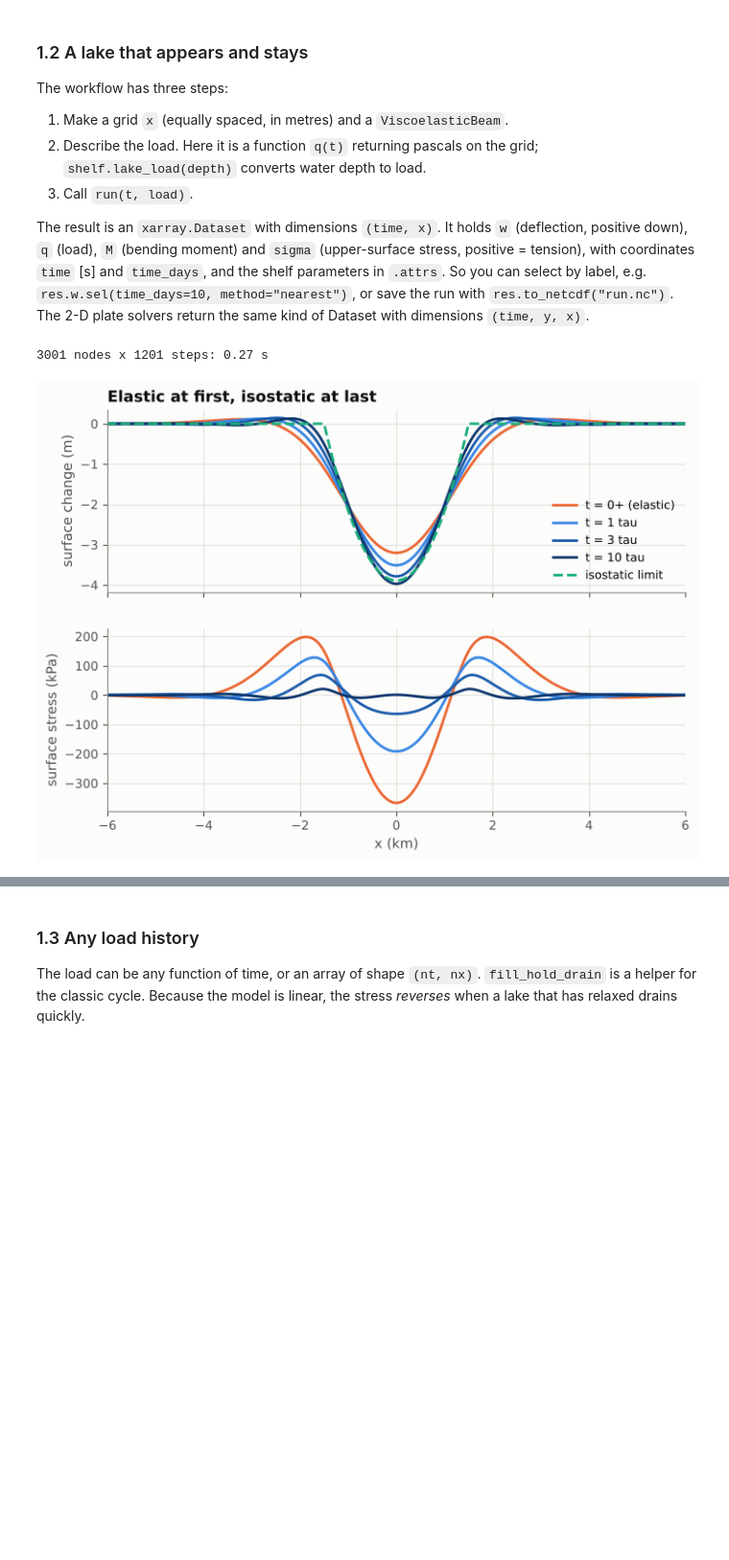
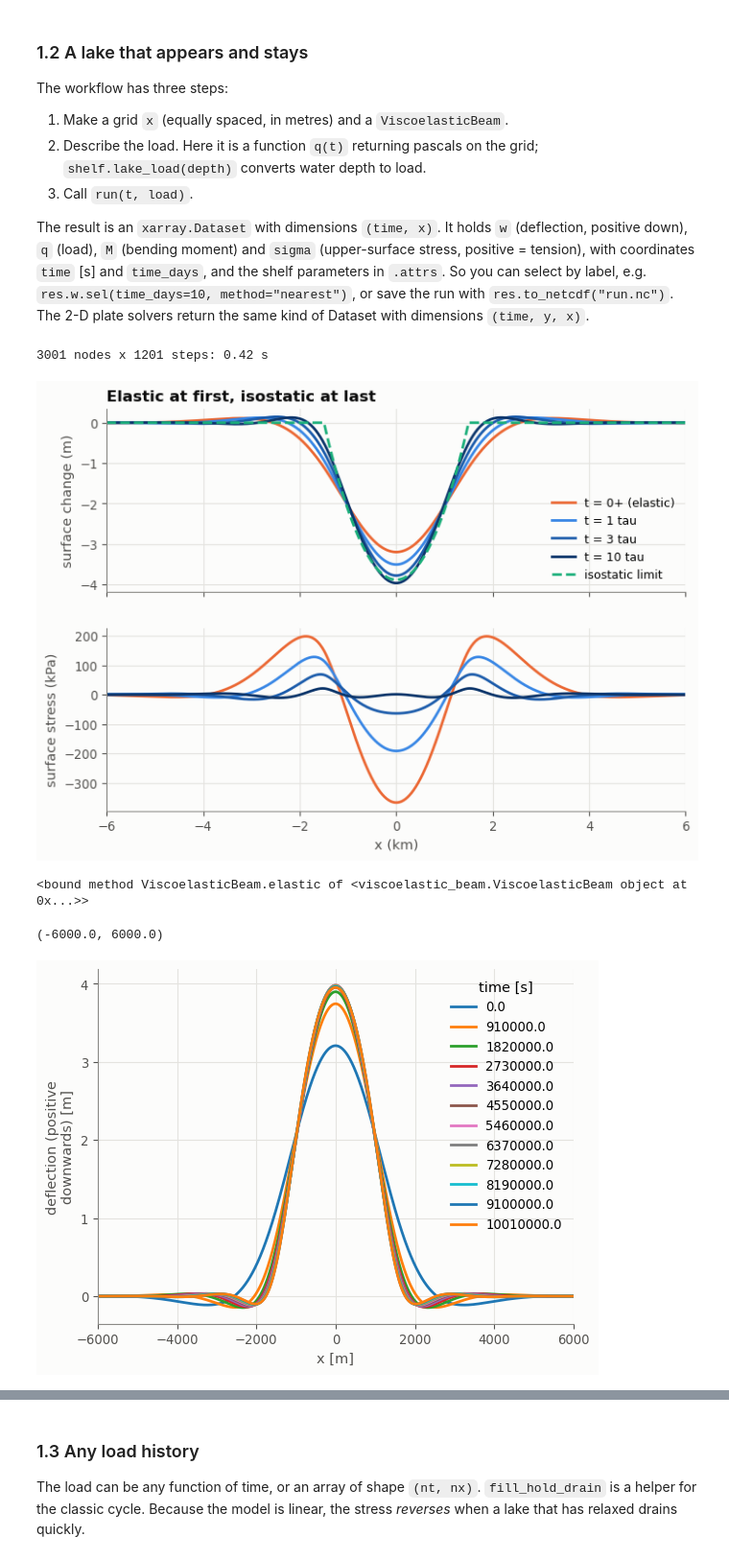
Before and after one commit to jkingslake/BFRN_meltwater, a Jupyter notebook: flexure/flexure_model_tutorial.ipynb, the cells around one changed output, grey strips where cells are left out. Shown at 96% size. Saved outputs shown, nothing was run; the diff lists cells and outputs as text; code cells hidden in the pictures; blank space fills up the shorter version.

```diff
--- a/flexure/flexure_model_tutorial.ipynb
+++ b/flexure/flexure_model_tutorial.ipynb
@@ -108,11 +108,22 @@ fig, (a1, a2) = plt.subplots(2, 1, figsize=(8, 5.6), sharex=True)
 for s, c in zip([0, 1, 3, 10], [ps.ELASTIC, ps.SEQ[3], ps.SEQ[6], ps.SEQ[9]]):
     i = np.argmin(abs(t - s * shelf.tau))
     lab = "t = 0+ (elastic)" if s == 0 else f"t = {s} tau"
-    a1.plot(x/1e3, -res.w[i], color=c, label=lab); a2.plot(x/1e3, res.sigma[i]/1e3, color=c)
+    a1.plot(x/1e3, -res.w[i], color=c, label=lab);
+    a2.plot(x/1e3, res.sigma[i]/1e3, color=c)
 a1.plot(x/1e3, -beam.isostatic(q), "--", color=ps.ISO, label="isostatic limit")
 a1.set_ylabel("surface change (m)"); a1.legend(loc="lower right", fontsize=9)
 a2.set_ylabel("surface stress (kPa)"); a2.set_xlabel("x (km)"); a1.set_xlim(-6, 6)
 a1.set_title("Elastic at first, isostatic at last"); plt.show()
 # %% [output]
-3001 nodes x 1201 steps: 0.27 s
+3001 nodes x 1201 steps: 0.42 s
 [figure]
+# %%
+beam.
+# %% [output]
+<bound method ViscoelasticBeam.elastic of <viscoelastic_beam.ViscoelasticBeam object at 0x...>>
+# %%
+res.w.isel(time = slice(0,-1,100)).plot.line(x = 'x');
+plt.xlim(-6000, 6000)
+# %% [output]
+(-6000.0, 6000.0)
+[figure, added]
```
Also changed, not shown: parts of 2 cells of this notebook, 13 other files.
